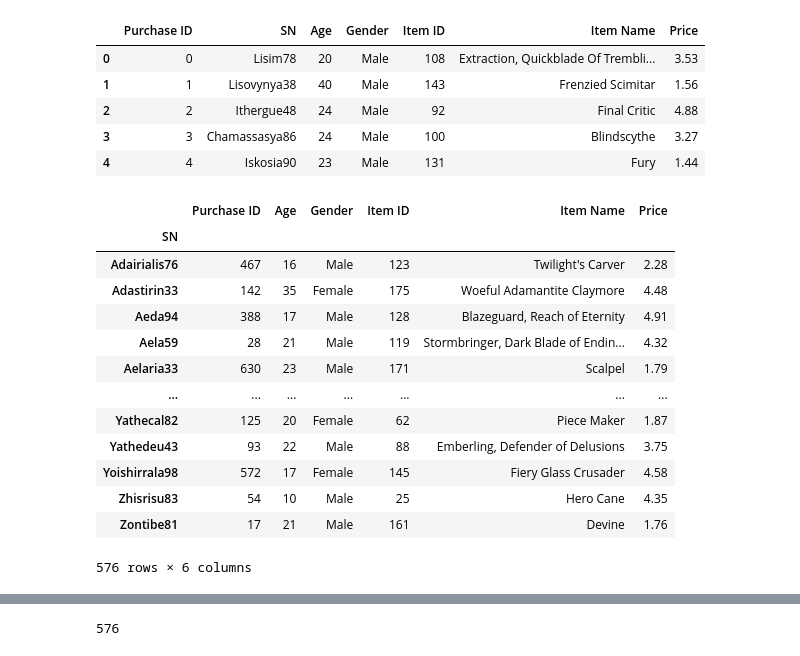
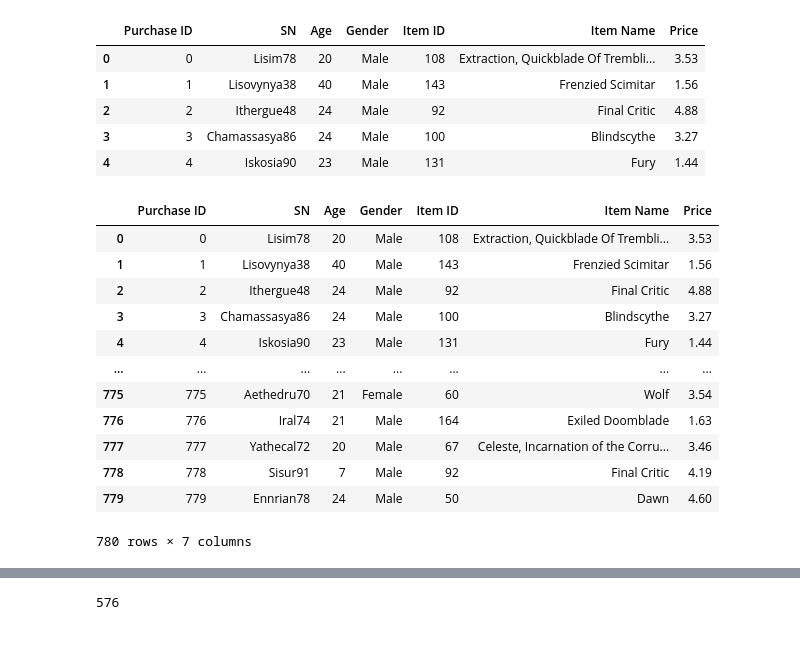
Before and after one commit to papadiscobravo/pandas-challenge, a Jupyter notebook: HerosOfPymoli/HeroesOfPymoli.ipynb, the cells around one changed output, grey strips where cells are left out. Cells and saved outputs as stored; diff of their text form; code cells hidden in the pictures.

```diff
--- a/HerosOfPymoli/HeroesOfPymoli.ipynb
+++ b/HerosOfPymoli/HeroesOfPymoli.ipynb
@@ -19,23 +19,20 @@ purchaseData_df.head()
 | 3 | 3 | Chamassasya86 | 24 | Male | 100 | Blindscythe | 3.27 |
 | 4 | 4 | Iskosia90 | 23 | Male | 131 | Fury | 1.44 |
 # %%
-# This is a groupby object of unique PNs...
-SNs = purchaseData_df.groupby(["SN"])
-# ...and now it's a DataFrame:
-SNs_df = pd.DataFrame(SNs.first())
-SNs_df
+# This is a groupby object of unique SNs:
+SNs_df = purchaseData_df.groupby(["SN"])
+SNs_df.head()
 # %% [output]
-|  | Purchase ID | Age | Gender | Item ID | Item Name | Price |
-| SN |  |  |  |  |  |  |
-| Adairialis76 | 467 | 16 | Male | 123 | Twilight's Carver | 2.28 |
-| Adastirin33 | 142 | 35 | Female | 175 | Woeful Adamantite Claymore | 4.48 |
-| Aeda94 | 388 | 17 | Male | 128 | Blazeguard, Reach of Eternity | 4.91 |
-| Aela59 | 28 | 21 | Male | 119 | Stormbringer, Dark Blade of Endin... | 4.32 |
-| Aelaria33 | 630 | 23 | Male | 171 | Scalpel | 1.79 |
-| ... | ... | ... | ... | ... | ... | ... |
-| Yathecal82 | 125 | 20 | Female | 62 | Piece Maker | 1.87 |
-| Yathedeu43 | 93 | 22 | Male | 88 | Emberling, Defender of Delusions | 3.75 |
-| Yoishirrala98 | 572 | 17 | Female | 145 | Fiery Glass Crusader | 4.58 |
-| Zhisrisu83 | 54 | 10 | Male | 25 | Hero Cane | 4.35 |
-| Zontibe81 | 17 | 21 | Male | 161 | Devine | 1.76 |
+|  | Purchase ID | SN | Age | Gender | Item ID | Item Name | Price |
+| 0 | 0 | Lisim78 | 20 | Male | 108 | Extraction, Quickblade Of Trembli... | 3.53 |
+| 1 | 1 | Lisovynya38 | 40 | Male | 143 | Frenzied Scimitar | 1.56 |
+| 2 | 2 | Ithergue48 | 24 | Male | 92 | Final Critic | 4.88 |
+| 3 | 3 | Chamassasya86 | 24 | Male | 100 | Blindscythe | 3.27 |
+| 4 | 4 | Iskosia90 | 23 | Male | 131 | Fury | 1.44 |
+| ... | ... | ... | ... | ... | ... | ... | ... |
+| 775 | 775 | Aethedru70 | 21 | Female | 60 | Wolf | 3.54 |
+| 776 | 776 | Iral74 | 21 | Male | 164 | Exiled Doomblade | 1.63 |
+| 777 | 777 | Yathecal72 | 20 | Male | 67 | Celeste, Incarnation of the Corru... | 3.46 |
+| 778 | 778 | Sisur91 | 7 | Male | 92 | Final Critic | 4.19 |
+| 779 | 779 | Ennrian78 | 24 | Male | 50 | Dawn | 4.60 |
-576 rows × 6 columns
+780 rows × 7 columns
```
Also changed, not shown: parts of 10 cells of this notebook, 1 other file.
